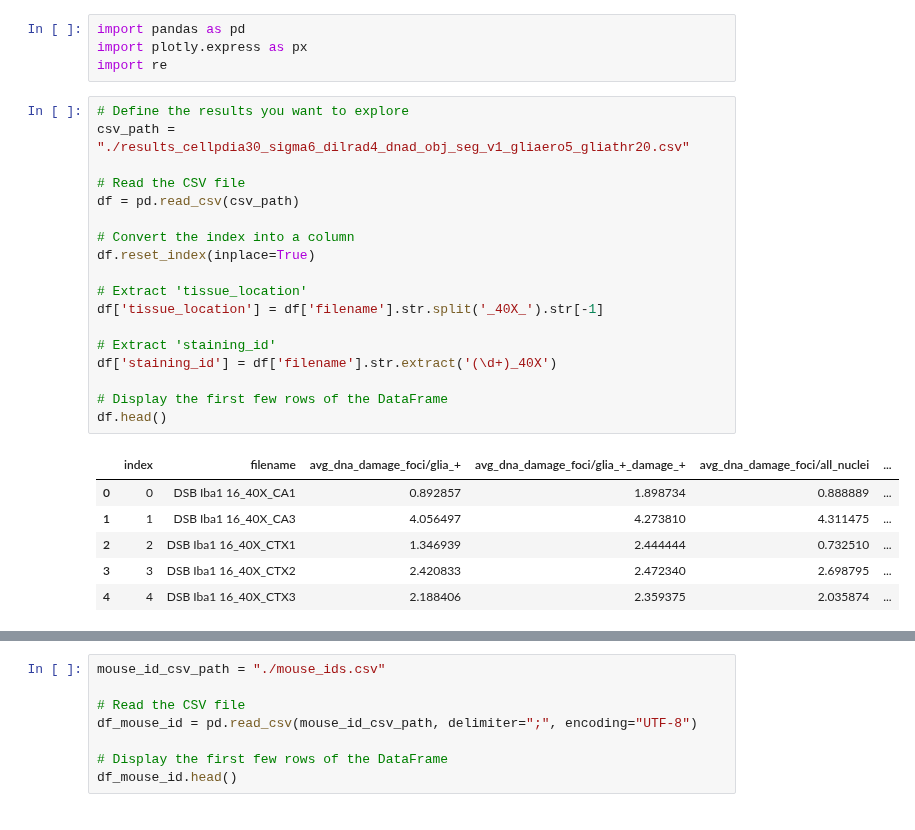
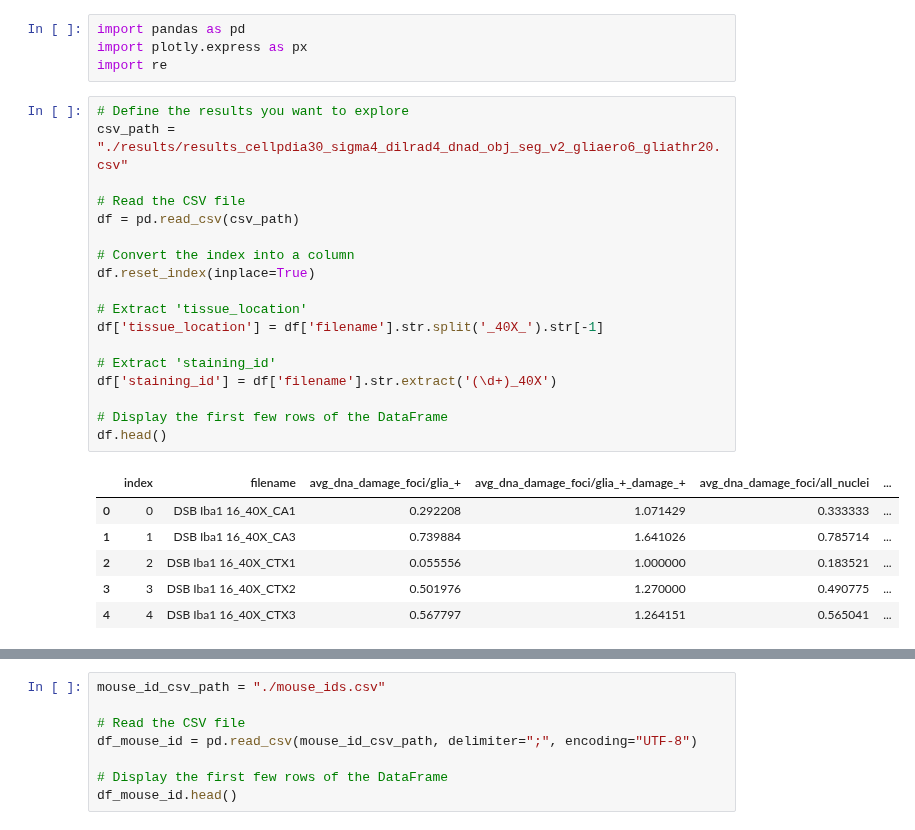
Before and after one commit to adiezsanchez/microglia_dna_damage, a Jupyter notebook: 2_data_exploration.ipynb, the cells around one changed output, grey strips where cells are left out. Saved outputs shown, nothing was run; the diff lists cells and outputs as text.

```diff
--- a/2_data_exploration.ipynb
+++ b/2_data_exploration.ipynb
@@ -4,29 +4,29 @@ import plotly.express as px
 import re
 # %%
 # Define the results you want to explore
-csv_path = "./results_cellpdia30_sigma6_dilrad4_dnad_obj_seg_v1_gliaero5_gliathr20.csv"
+csv_path = "./results/results_cellpdia30_sigma4_dilrad4_dnad_obj_seg_v2_gliaero6_gliathr20.csv"
 
 # Read the CSV file
 df = pd.read_csv(csv_path)
 
 # Convert the index into a column
 df.reset_index(inplace=True)
 
 # Extract 'tissue_location'
 df['tissue_location'] = df['filename'].str.split('_40X_').str[-1]
 
 # Extract 'staining_id'
 df['staining_id'] = df['filename'].str.extract('(\d+)_40X')
 
 # Display the first few rows of the DataFrame
 df.head()
 # %% [output]
 |  | index | filename | avg_dna_damage_foci/glia_+ | avg_dna_damage_foci/glia_+_damage_+ | avg_dna_damage_foci/all_nuclei | ... |
-| 0 | 0 | DSB Iba1 16_40X_CA1 | 0.892857 | 1.898734 | 0.888889 | ... |
-| 1 | 1 | DSB Iba1 16_40X_CA3 | 4.056497 | 4.273810 | 4.311475 | ... |
-| 2 | 2 | DSB Iba1 16_40X_CTX1 | 1.346939 | 2.444444 | 0.732510 | ... |
-| 3 | 3 | DSB Iba1 16_40X_CTX2 | 2.420833 | 2.472340 | 2.698795 | ... |
-| 4 | 4 | DSB Iba1 16_40X_CTX3 | 2.188406 | 2.359375 | 2.035874 | ... |
+| 0 | 0 | DSB Iba1 16_40X_CA1 | 0.292208 | 1.071429 | 0.333333 | ... |
+| 1 | 1 | DSB Iba1 16_40X_CA3 | 0.739884 | 1.641026 | 0.785714 | ... |
+| 2 | 2 | DSB Iba1 16_40X_CTX1 | 0.055556 | 1.000000 | 0.183521 | ... |
+| 3 | 3 | DSB Iba1 16_40X_CTX2 | 0.501976 | 1.270000 | 0.490775 | ... |
+| 4 | 4 | DSB Iba1 16_40X_CTX3 | 0.567797 | 1.264151 | 0.565041 | ... |
 # %%
 # Extract analysis parameters from the CSV path
 extracted_values = re.findall(r'\d+', csv_path)
```
Also changed, not shown: parts of 10 cells of this notebook, 20 other files.
